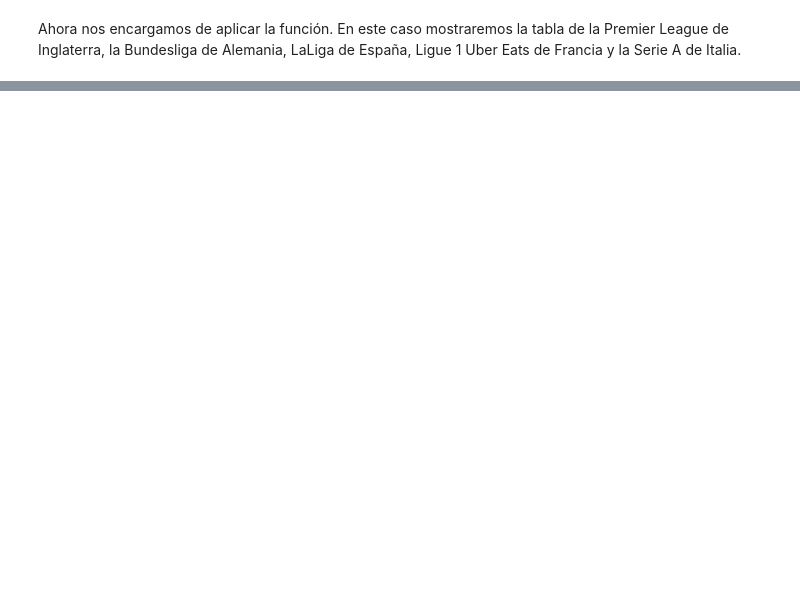
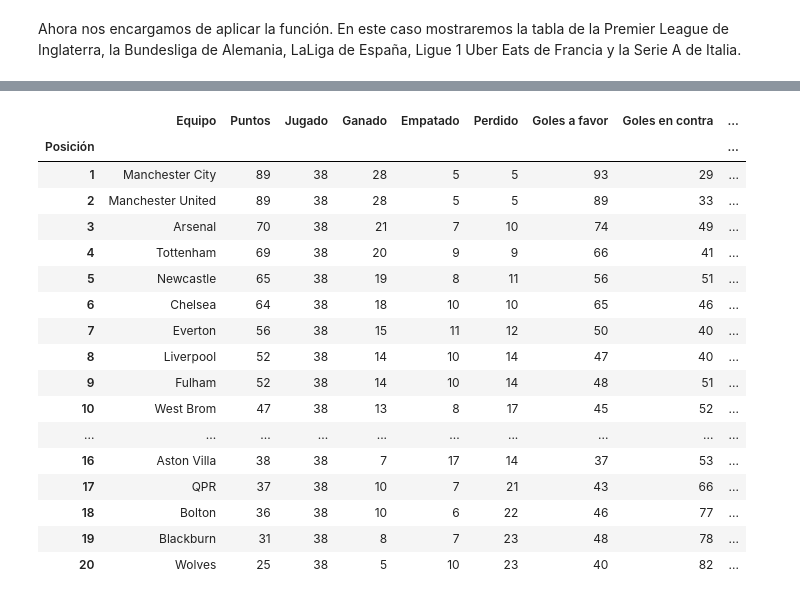
Before and after one commit to Marcello0206/SoccerStatistics, a Jupyter notebook: Soccer Stadistics.ipynb, the cells around one changed output, grey strips where cells are left out. Cells and saved outputs as stored; diff of their text form; code cells hidden in the pictures; blank space fills up the shorter version.

```diff
--- a/Soccer Stadistics.ipynb
+++ b/Soccer Stadistics.ipynb
@@ -147,0 +721,21 @@ soccertableleaguesableleagues('seriea')
+# %%
+historictable(39,2011)
+# %% [output]
+|  | Equipo | Puntos | Jugado | Ganado | Empatado | Perdido | Goles a favor | Goles en contra | ... |
+| Posición |  |  |  |  |  |  |  |  | ... |
+| 1 | Manchester City | 89 | 38 | 28 | 5 | 5 | 93 | 29 | ... |
+| 2 | Manchester United | 89 | 38 | 28 | 5 | 5 | 89 | 33 | ... |
+| 3 | Arsenal | 70 | 38 | 21 | 7 | 10 | 74 | 49 | ... |
+| 4 | Tottenham | 69 | 38 | 20 | 9 | 9 | 66 | 41 | ... |
+| 5 | Newcastle | 65 | 38 | 19 | 8 | 11 | 56 | 51 | ... |
+| 6 | Chelsea | 64 | 38 | 18 | 10 | 10 | 65 | 46 | ... |
+| 7 | Everton | 56 | 38 | 15 | 11 | 12 | 50 | 40 | ... |
+| 8 | Liverpool | 52 | 38 | 14 | 10 | 14 | 47 | 40 | ... |
+| 9 | Fulham | 52 | 38 | 14 | 10 | 14 | 48 | 51 | ... |
+| 10 | West Brom | 47 | 38 | 13 | 8 | 17 | 45 | 52 | ... |
+| ... | ... | ... | ... | ... | ... | ... | ... | ... | ... |
+| 16 | Aston Villa | 38 | 38 | 7 | 17 | 14 | 37 | 53 | ... |
+| 17 | QPR | 37 | 38 | 10 | 7 | 21 | 43 | 66 | ... |
+| 18 | Bolton | 36 | 38 | 10 | 6 | 22 | 46 | 77 | ... |
+| 19 | Blackburn | 31 | 38 | 8 | 7 | 23 | 48 | 78 | ... |
+| 20 | Wolves | 25 | 38 | 5 | 10 | 23 | 40 | 82 | ... |
```
Also changed, not shown: parts of 42 cells of this notebook.
